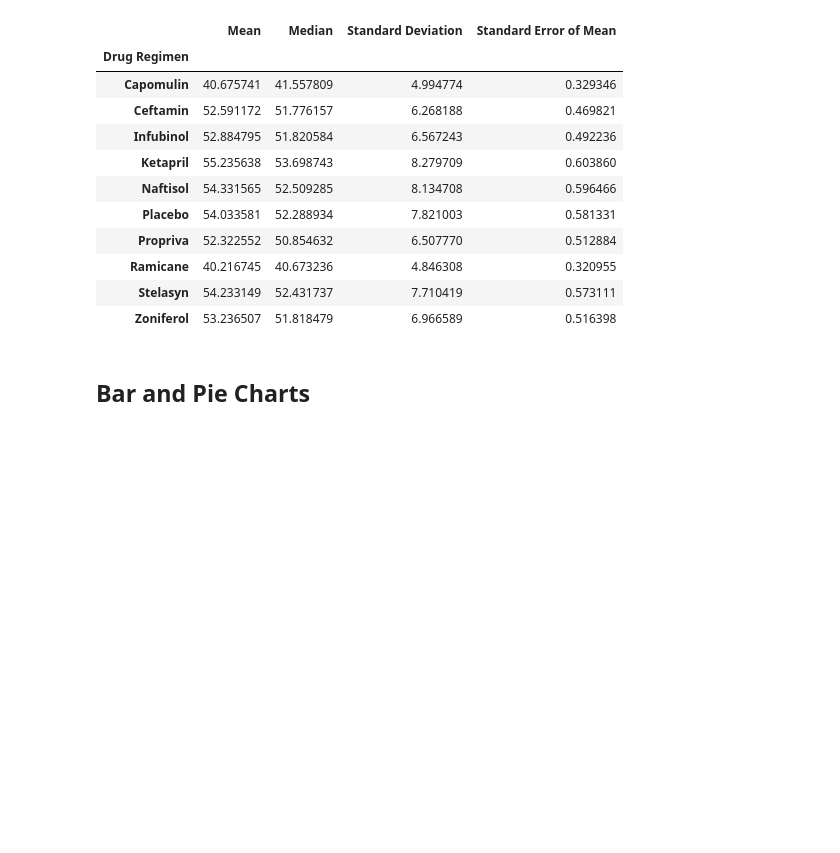
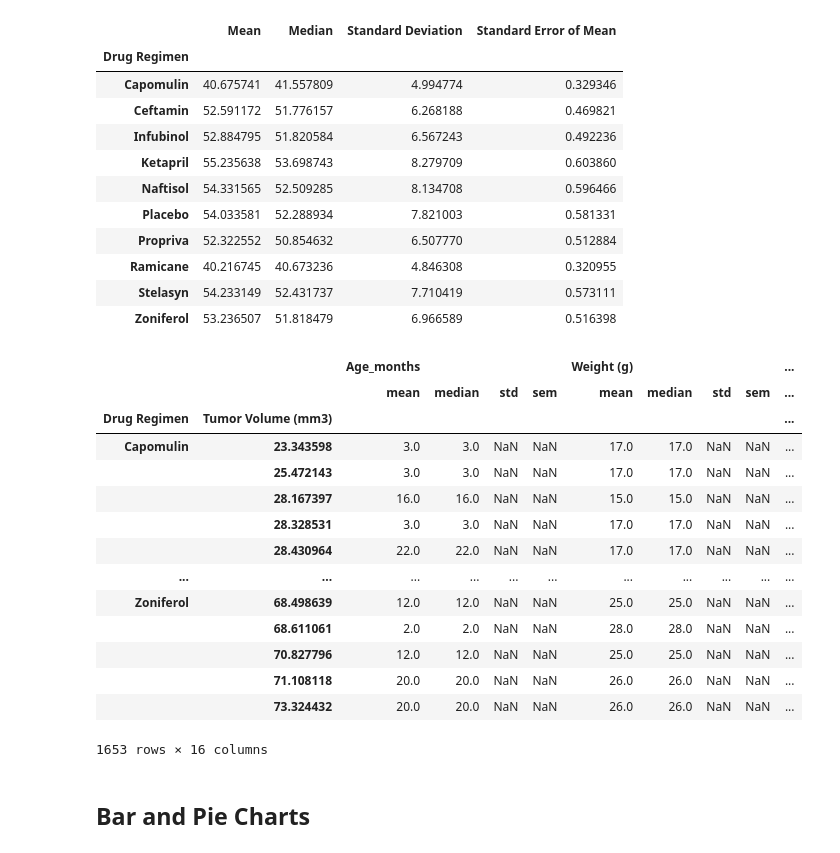
Before and after one commit to Barlow0471/MatplotlibHW, a Jupyter notebook: pymaceuticals_starter.ipynb, the cells around one changed output. Cells and saved outputs as stored; diff of their text form; code cells hidden in the pictures; blank space fills up the shorter version.

```diff
--- a/pymaceuticals_starter.ipynb
+++ b/pymaceuticals_starter.ipynb
@@ -115,8 +115,25 @@ summary_df
 | Zoniferol | 53.236507 | 51.818479 | 6.966589 | 0.516398 |
 # %%
 # Generate a summary statistics table of mean, median, variance, standard deviation, and SEM of the tumor volume for each regimen
-
+drug_group = mouse_data_df.groupby(['Drug Regimen','Tumor Volume (mm3)'])
+drug_group.aggregate(['mean', 'median', 'std', 'sem'])
 # Using the aggregation method, produce the same summary statistics in a single line
+# %% [output]
+|  |  | Age_months |  |  |  | Weight (g) |  |  |  | ... |
+|  |  | mean | median | std | sem | mean | median | std | sem | ... |
+| Drug Regimen | Tumor Volume (mm3) |  |  |  |  |  |  |  |  | ... |
+| Capomulin | 23.343598 | 3.0 | 3.0 | NaN | NaN | 17.0 | 17.0 | NaN | NaN | ... |
+|  | 25.472143 | 3.0 | 3.0 | NaN | NaN | 17.0 | 17.0 | NaN | NaN | ... |
+|  | 28.167397 | 16.0 | 16.0 | NaN | NaN | 15.0 | 15.0 | NaN | NaN | ... |
+|  | 28.328531 | 3.0 | 3.0 | NaN | NaN | 17.0 | 17.0 | NaN | NaN | ... |
+|  | 28.430964 | 22.0 | 22.0 | NaN | NaN | 17.0 | 17.0 | NaN | NaN | ... |
+| ... | ... | ... | ... | ... | ... | ... | ... | ... | ... | ... |
+| Zoniferol | 68.498639 | 12.0 | 12.0 | NaN | NaN | 25.0 | 25.0 | NaN | NaN | ... |
+|  | 68.611061 | 2.0 | 2.0 | NaN | NaN | 28.0 | 28.0 | NaN | NaN | ... |
+|  | 70.827796 | 12.0 | 12.0 | NaN | NaN | 25.0 | 25.0 | NaN | NaN | ... |
+|  | 71.108118 | 20.0 | 20.0 | NaN | NaN | 26.0 | 26.0 | NaN | NaN | ... |
+|  | 73.324432 | 20.0 | 20.0 | NaN | NaN | 26.0 | 26.0 | NaN | NaN | ... |
+1653 rows × 16 columns
 # %% [markdown]
 ## Bar and Pie Charts
 # %%
```
Also changed, not shown: parts of 1 cell of this notebook.
